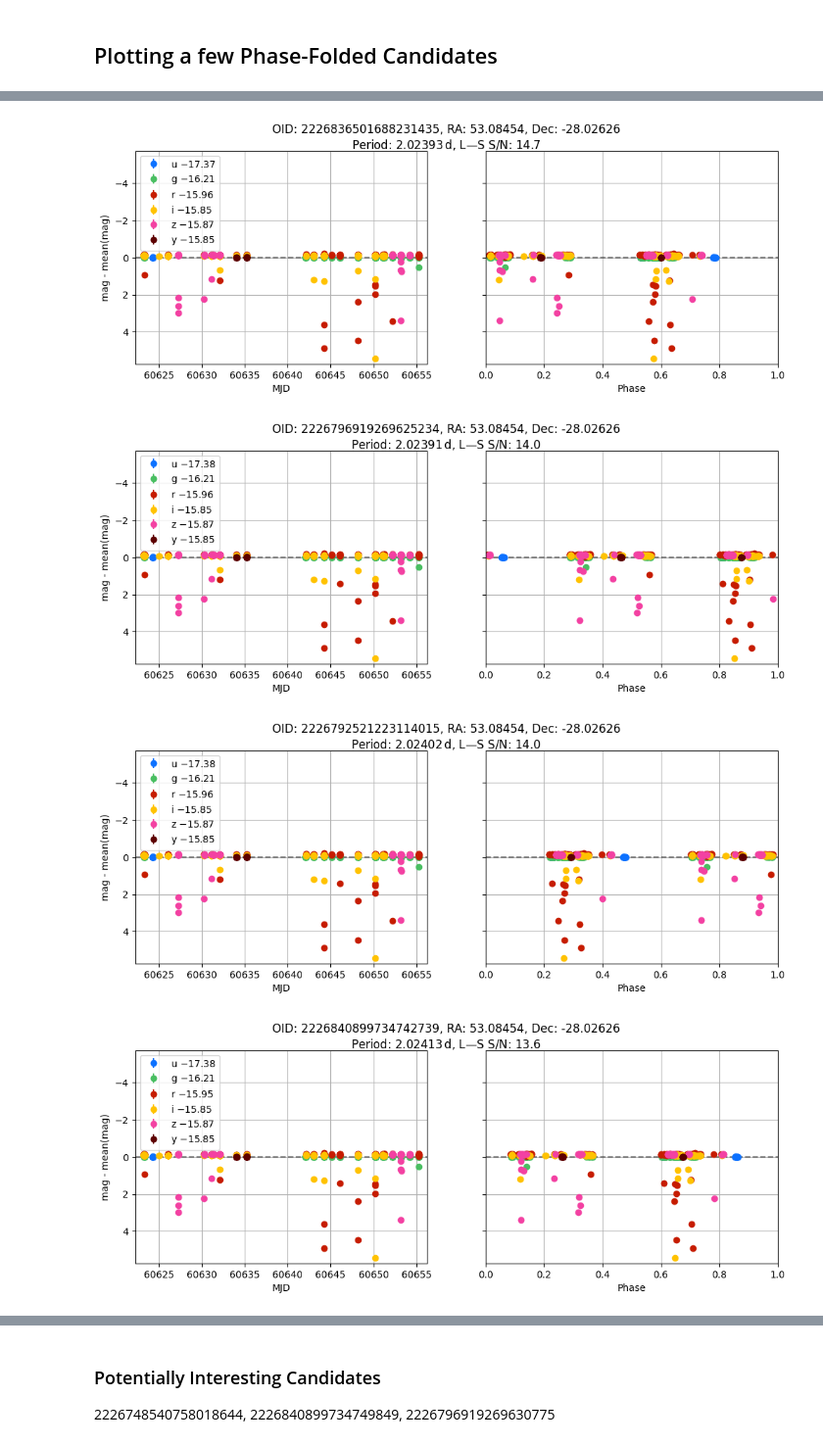
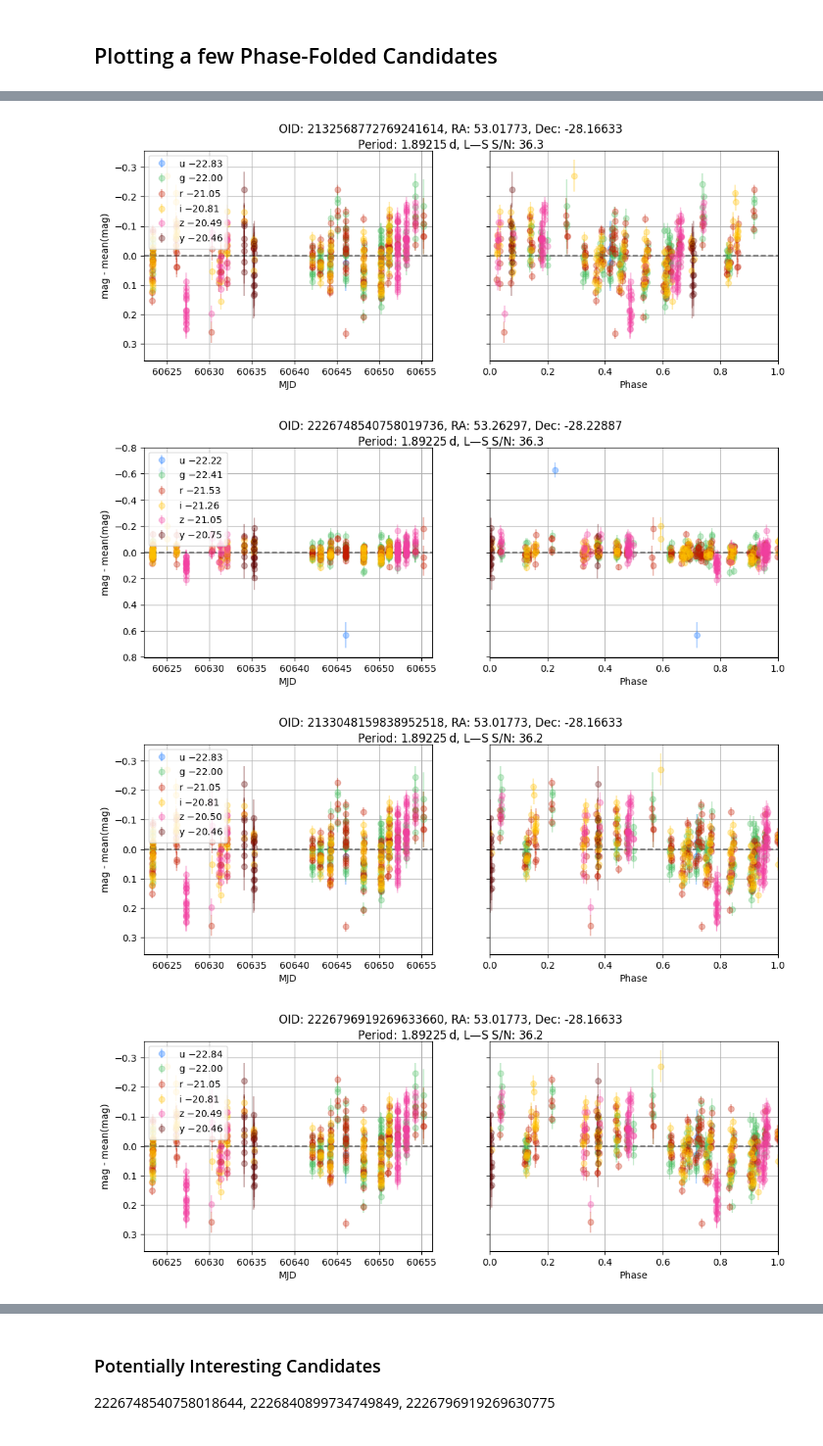
Before and after one commit to lsst-sitcom/linccf, a Jupyter notebook: comcam_rrlyrae/periodic.ipynb, the cells around one changed output, grey strips where cells are left out. Shown at 98% size. Saved outputs shown, nothing was run; the diff lists cells and outputs as text; code cells hidden in the pictures.

Commit message:
periodic update and single object NBs

```diff
--- a/comcam_rrlyrae/periodic.ipynb
+++ b/comcam_rrlyrae/periodic.ipynb
@@ -94,11 +94,26 @@ Dask Name: lambda, 9 expressions
 # src_nested = src_nested.query("lc.band == 'r'").dropna(subset="lc")
 
 # S/N >= 3
-src_nested = src_nested.query("lc.psfFlux / lc.psfFluxErr >= 5").dropna(subset="lc")
+src_nested = src_nested.dropna(subset="lc.psfFlux").query(
+    # "lc.psfFlux / lc.psfFluxErr >= 5.0"
+    "lc.psfFlux > 500 and lc.psfFluxErr > 0"
+    " and ~lc.psfFlux_flag"
+    " and ~lc.pixelFlags_suspect"
+    " and ~lc.pixelFlags_saturated"
+    " and ~lc.pixelFlags_cr"
+    " and ~lc.pixelFlags_bad"
+).dropna(subset="lc")
 
-MIN_NOBS = 100
-MIN_NOBS_BAND = 50
+MIN_NOBS = 50
+MIN_NOBS_BAND = 30
 
 # Count the length of the lightcurves, and add a length filter
-from nested_dask.utils import count_nested
-src_nested = count_nested(src_nested, "lc", join=True).query(f"n_lc >= {MIN_NOBS}")
+# from nested_dask.utils import count_nested
+# src_nested = count_nested(src_nested, "lc", join=True).query(f"n_lc >= {MIN_NOBS}")
+import numpy as np
+src_nested = src_nested.reduce(
+    lambda x: {"n_lc": np.size(x)},
+    "lc.psfFlux",
+    meta={"n_lc": int},
+    append_columns=True,
+).query(f"n_lc >= {MIN_NOBS}")
@@ -335,7 +378,7 @@ COLORS = {'u': '#0c71ff', 'g': '#49be61', 'r': '#c61c00',
 FOLDED = True
 
 for healpix29, cand in cand_subset.iloc[:20].iterrows():
-    phase = cand.lc["midpointMjdTai"] % cand["period_0"] / cand["period_0"]
+    phase = cand.lc["midpointMJDTai"] % cand["period_0"] / cand["period_0"]
     mag = -2.5 * np.log10(cand.lc["psfFlux"]) + 31.4
     magerr = 2.5 / np.log(10) * cand.lc["psfFluxErr"] / cand.lc["psfFlux"]
     fig, (ax_mjd, ax_phase) = plt.subplots(1, 2, figsize=(12, 4), sharey=True)
@@ -348,17 +391,18 @@ for healpix29, cand in cand_subset.iloc[:20].iterrows():
             fmt="o",
             color=COLORS[b],
             label=f'{b} $- {mean_band_mag:.2f}$',
+            alpha=0.3,
         )
-        ax_mjd.errorbar(cand.lc["midpointMjdTai"][idx], **errorbar_kwargs)
+        ax_mjd.errorbar(cand.lc["midpointMJDTai"][idx], **errorbar_kwargs)
         ax_phase.errorbar(phase[idx], **errorbar_kwargs)
     fig.suptitle(
-        f"OID: {cand.name}, RA: {cand['coord_ra']:.5f}, Dec: {cand['coord_dec']:.5f}"
+        f"OID: {cand.objectId}, RA: {cand['coord_ra']:.5f}, Dec: {cand['coord_dec']:.5f}"
         f"\nPeriod: {cand['period_0']:.5f}$\,$d, L—S S/N: {cand['period_s_to_n_0']:.1f}"
     )
     ax_mjd.set_ylabel("mag - mean(mag)")
 
     ax_mjd.set_xlabel("MJD")
-    ax_mjd.set_xlim(np.min(cand.lc["midpointMjdTai"])-1, np.max(cand.lc["midpointMjdTai"])+1)
+    ax_mjd.set_xlim(np.min(cand.lc["midpointMJDTai"])-1, np.max(cand.lc["midpointMJDTai"])+1)
     ax_phase.set_xlabel("Phase")
     ax_phase.set_xlim(0, 1)
 
@@ -371,5 +415,7 @@ for healpix29, cand in cand_subset.iloc[:20].iterrows():
     ax_mjd.grid()
     ax_phase.grid()
 
-    print(cand.name)
+    plt.savefig(f"periodic_cand-{release}-{cand.objectId}.pdf")
+
+    print(cand.objectId)
 # %% [output]
@@ -399,4 +445,4 @@ for healpix29, cand in cand_subset.iloc[:20].iterrows():
-[figure, old version]
+[figure, new version]
-[figure, old version]
+[figure, new version]
-[figure, old version]
+[figure, new version]
-[figure, old version]
+[figure, new version]
```
Also changed, not shown: parts of 23 cells of this notebook, 2 other files.
